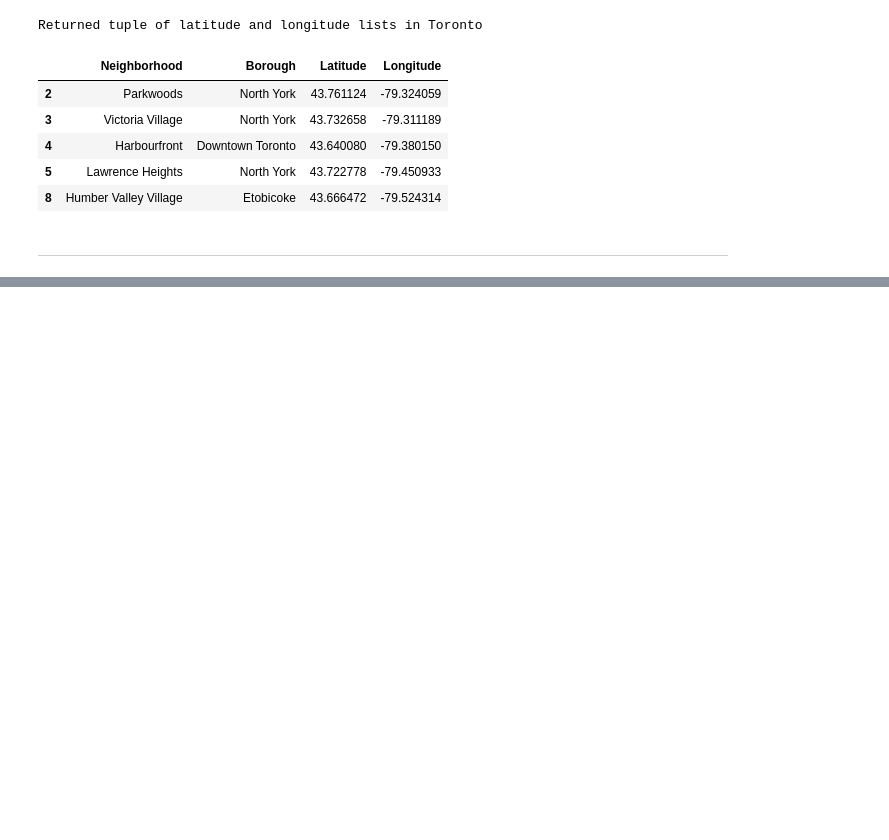
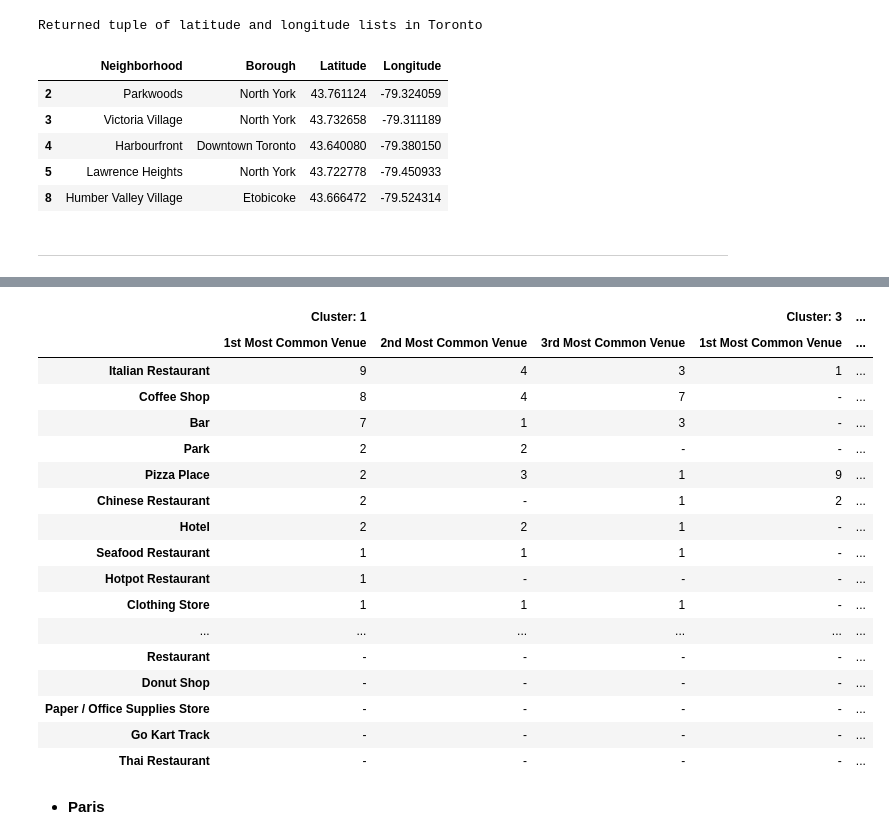
Before and after one commit to jbardowski/Coursera_Capstone, a Jupyter notebook: Final_assignment.ipynb, the cells around one changed output, grey strips where cells are left out. Saved outputs shown, nothing was run; the diff lists cells and outputs as text; code cells hidden in the pictures; blank space fills up the shorter version.

```diff
--- a/Final_assignment.ipynb
+++ b/Final_assignment.ipynb
@@ -273,0 +433,2 @@ four_sqr_queries
+# %%
+city_areas_raw = pd.read_html('https://en.wikipedia.org/wiki/List_of_largest_cities', index_col=0)
@@ -273,0 +633,20 @@ four_sqr_queries
+# %%
+kclusters = 5
+def build_k_means(city):
+    '''
+    '''
+    grouped_clustering = oneHot_groups[city].drop('Neighborhood', axis=1)
+
+    #run k-means clustering
+    kmeans = KMeans(n_clusters=kclusters, random_state=0).fit(grouped_clustering)
+
+    #add 'Cluster Labels' to copy of venues_sorted, but create copy first
+    venues_sorted_copy = venues_sorted[city][:]
+    venues_sorted_copy.insert(0, 'Cluster Labels', [n+1 for n in kmeans.labels_])
+
+    #group all venues by neighborhood, then merge neighborhoods_venues_sorted
+    grouped_venues = all_surrounding_hoods[city].groupby('Neighborhood').mean().reset_index()
+    grouped_venues.drop(['Venue Latitude', 'Venue Longitude'], axis=1, inplace=True)
+    grouped_venues = grouped_venues.merge(venues_sorted_copy, on='Neighborhood')
+
+    return grouped_venues
@@ -273,0 +698,20 @@ four_sqr_queries
+# %%
+def summary_venues_in_area(city):
+
+    #run k-means
+    df = build_k_means(city)
+
+    #for each cluster, get value_counts() of top-3 categories
+    cluster_counts = []
+    for n in range(1, kclusters+1):
+        df_1_counts = df[df['Cluster Labels'] == n]['1st Most Common Venue'].value_counts().to_frame()
+        df_2_counts = df[df['Cluster Labels'] == n]['2nd Most Common Venue'].value_counts().to_frame()
+        df_3_counts = df[df['Cluster Labels'] == n]['3rd Most Common Venue'].value_counts().to_frame()
+
+        new_df = pd.concat([df_1_counts, df_2_counts, df_3_counts], axis=1, join='outer')
+        new_df.columns = pd.MultiIndex.from_tuples([('Cluster: {}'.format(n), name) for name in new_df.columns])
+
+        cluster_counts.append(new_df)
+
+
+    return pd.concat(cluster_counts, axis=1, join='outer').replace(np.nan, '-')
@@ -273,0 +738,23 @@ four_sqr_queries
+# %%
+summary_venues_in_area('New York')[['Cluster: 1', 'Cluster: 3']].replace('-', np.nan).dropna(thresh=1, axis=0).replace(np.nan, '-')
+# %% [output]
+|  | Cluster: 1 |  |  | Cluster: 3 | ... |
+|  | 1st Most Common Venue | 2nd Most Common Venue | 3rd Most Common Venue | 1st Most Common Venue | ... |
+| Italian Restaurant | 9 | 4 | 3 | 1 | ... |
+| Coffee Shop | 8 | 4 | 7 | - | ... |
+| Bar | 7 | 1 | 3 | - | ... |
+| Park | 2 | 2 | - | - | ... |
+| Pizza Place | 2 | 3 | 1 | 9 | ... |
+| Chinese Restaurant | 2 | - | 1 | 2 | ... |
+| Hotel | 2 | 2 | 1 | - | ... |
+| Seafood Restaurant | 1 | 1 | 1 | - | ... |
+| Hotpot Restaurant | 1 | - | - | - | ... |
+| Clothing Store | 1 | 1 | 1 | - | ... |
+| ... | ... | ... | ... | ... | ... |
+| Restaurant | - | - | - | - | ... |
+| Donut Shop | - | - | - | - | ... |
+| Paper / Office Supplies Store | - | - | - | - | ... |
+| Go Kart Track | - | - | - | - | ... |
+| Thai Restaurant | - | - | - | - | ... |
+# %% [markdown]
+- **Paris**
```
Also changed, not shown: parts of 104 cells of this notebook, 5 other files.
